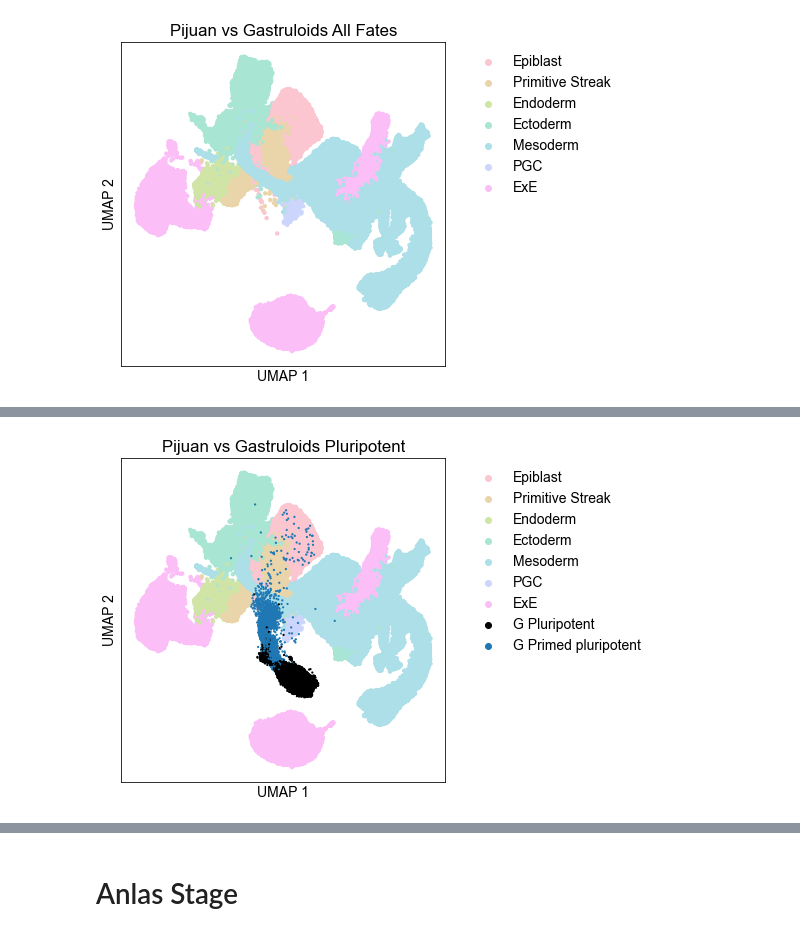
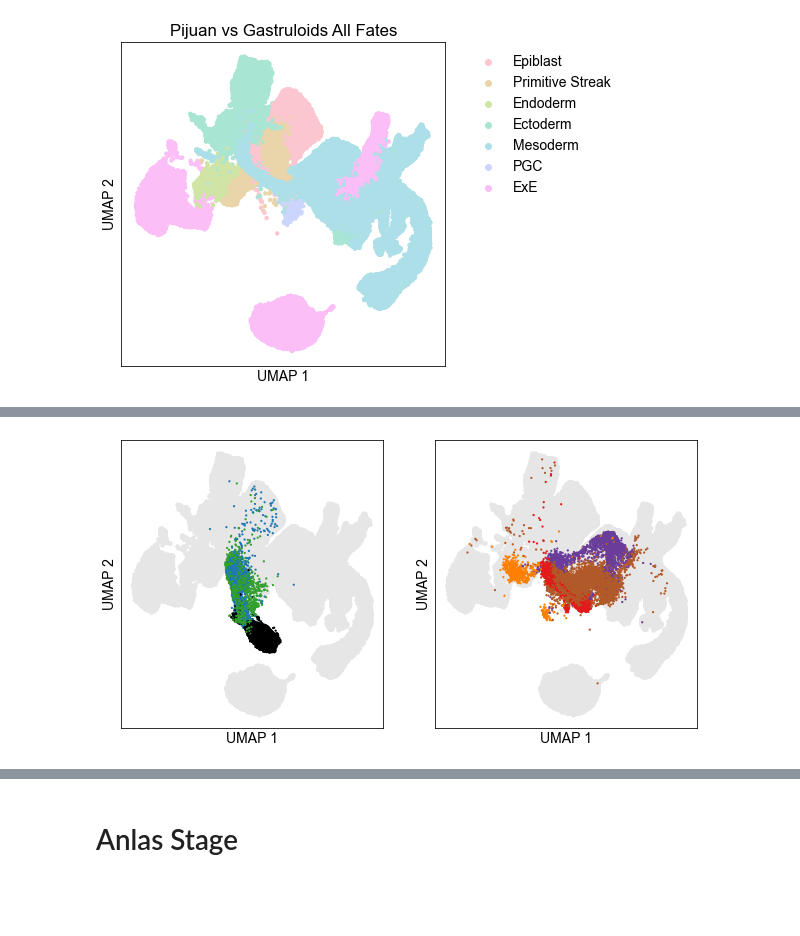
Before and after one commit to grinic/scRNAseq_gastruloids2020, a Jupyter notebook: integration/pijuan_anlas_useNN/plot_integration.ipynb, the cells around one changed output, grey strips where cells are left out. Saved outputs shown, nothing was run; the diff lists cells and outputs as text; code cells hidden in the pictures; blank space fills up the shorter version.

```diff
--- a/integration/pijuan_anlas_useNN/plot_integration.ipynb
+++ b/integration/pijuan_anlas_useNN/plot_integration.ipynb
@@ -403,36 +427,60 @@ fig.savefig(os.path.join(folder,'pijuanFate_vs_gastrFateAll.pdf'), dpi=600)
 # %%
-df2 = df[(df.dataset=='anlas')&((df.celltype=='G Pluripotent')|(df.celltype=='G Primed pluripotent'))]
 
-fig, ax = plt.subplots(figsize=(10,6))
-fig.subplots_adjust(left=0.15, right=0.6, top=0.9, bottom=0.15)
+fig, ax = plt.subplots(nrows=1,ncols=2,figsize=(10,5))
+fig.subplots_adjust(left=0.1, right=0.9, top=0.9, bottom=0.1)
 
-sns.scatterplot(data=df1, x='V1', y='V2',
+for a in ax:
+    sns.scatterplot(data=df1, x='V1', y='V2',
                 s=20,
-                hue='celltype',
-                hue_order=mousetype_order,
-                palette = cp,
+#                 hue='celltype',
+#                 hue_order=mousetype_order,
+#                 palette = cp,
+                color=lighten_color('gray',0.2),
                 linewidth=0, alpha=1.,
-                ax=ax,
+                ax=a,
                 rasterized=True)
+
+
+df2 = df[(df.dataset=='anlas')&
+         ((df.celltype=='G Pluripotent')|
+          (df.celltype=='G Primed pluripotent')|
+          (df.celltype=='G Early diff'))]
 sns.scatterplot(data=df2, x='V1', y='V2',
                 s=5,
                 hue='celltype',
-                hue_order=['G Pluripotent','G Primed pluripotent'],
-                palette = ca[:2],
+                hue_order=['G Pluripotent','G Primed pluripotent','G Early diff'],
+                palette = colorsanlas,
                 linewidth=0, alpha=1.,
-                ax=ax,
+                ax=ax[0],
                 rasterized=True)
 
-ax.set_xlabel('UMAP 1')
-ax.set_ylabel('UMAP 2')
+df2 = df[(df.dataset=='anlas')&
+         ((df.celltype=='G Endodermal')|
+          (df.celltype=='G Mesodermal')|
+          (df.celltype=='G Mesendodermal')|
+          (df.celltype=='G Neural'))]
+sns.scatterplot(data=df2, x='V1', y='V2',
+                s=5,
+                hue='celltype',
+                color='k',
+                hue_order=['G Endodermal','G Mesodermal','G Mesendodermal','G Neural'],
+                palette = colorsanlas,
+                linewidth=0, alpha=1.,
+                ax=ax[1],
+                rasterized=True)
 
-ax.set_xticks([])
-ax.set_yticks([])
+for a in ax:
+    a.set_xlabel('UMAP 1')
+    a.set_ylabel('UMAP 2')
 
-ax.set_title('Pijuan vs Gastruloids Pluripotent')
+    a.set_xticks([])
+    a.set_yticks([])
 
-plt.legend(frameon=False,bbox_to_anchor=(1.05, 1))
+    # ax.set_title('Pijuan vs Gastruloids Pluripotent')
 
-fig.savefig(os.path.join(folder,'pijuanFate_vs_gastrFate1.pdf'), dpi=600)
+    # plt.legend(frameon=False,bbox_to_anchor=(1.05, 1))
+    a.get_legend().remove()
+
+fig.savefig(os.path.join(folder,'pijuanFate_vs_gastrFateSeparated.png'), dpi=600)
 # %% [output]
-[figure, old version]
+[figure, new version]
```
Also changed, not shown: parts of 29 cells of this notebook, 6 other files.
